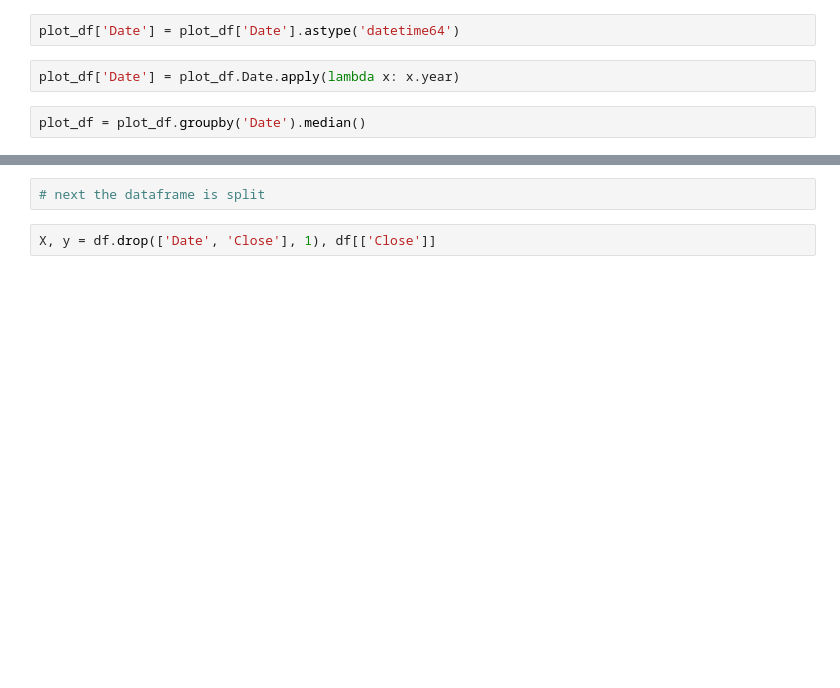
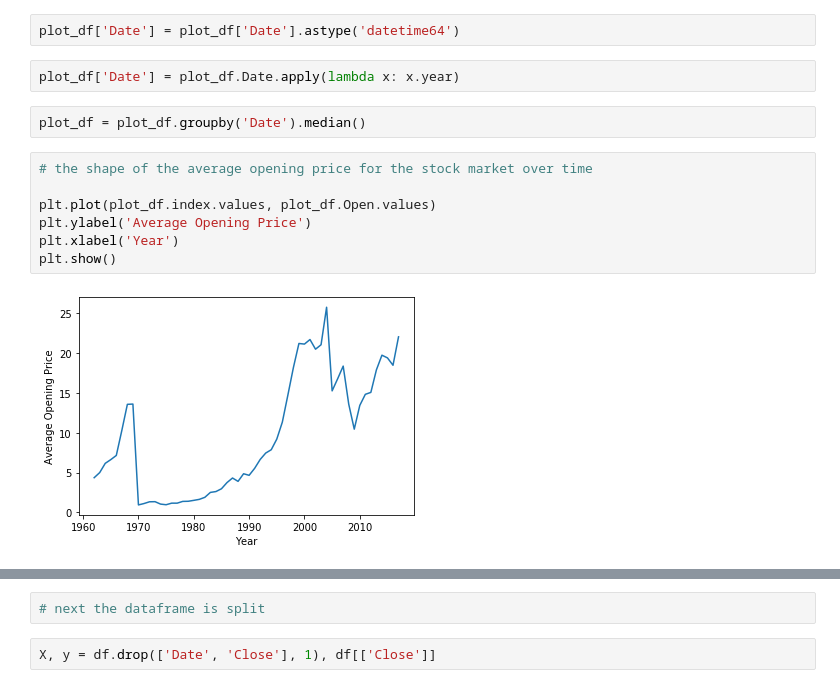
Before and after one commit to SeanCi/Capstone, a Jupyter notebook: Capstone Model at Scale.ipynb, the cells around one changed output, grey strips where cells are left out. Drawn from its saved outputs; the diff is of its cells as text; blank space fills up the shorter version.

```diff
--- a/Capstone Model at Scale.ipynb
+++ b/Capstone Model at Scale.ipynb
@@ -61,4 +59,13 @@ plot_df['Date'] = plot_df['Date'].astype('datetime64')
 plot_df['Date'] = plot_df.Date.apply(lambda x: x.year)
 # %%
 plot_df = plot_df.groupby('Date').median()
+# %%
+# the shape of the average opening price for the stock market over time
+
+plt.plot(plot_df.index.values, plot_df.Open.values)
+plt.ylabel('Average Opening Price')
+plt.xlabel('Year')
+plt.show()
+# %% [output]
+[figure, added]
 # %%
```
Also changed, not shown: parts of 46 cells of this notebook.
